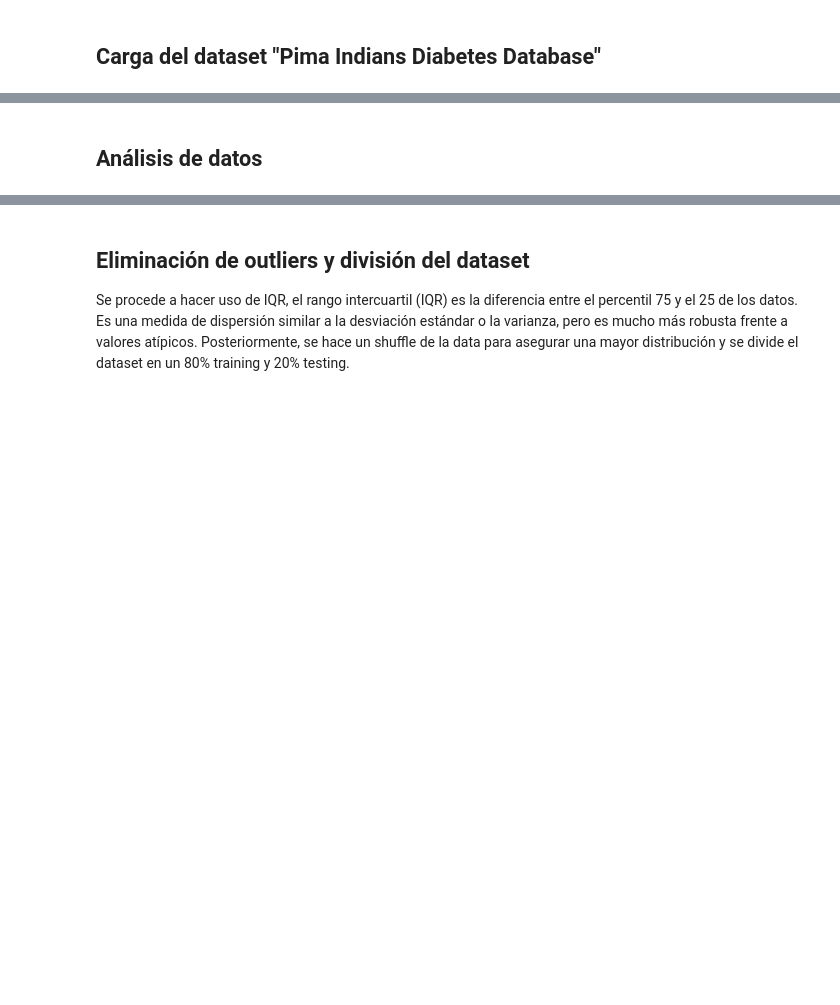
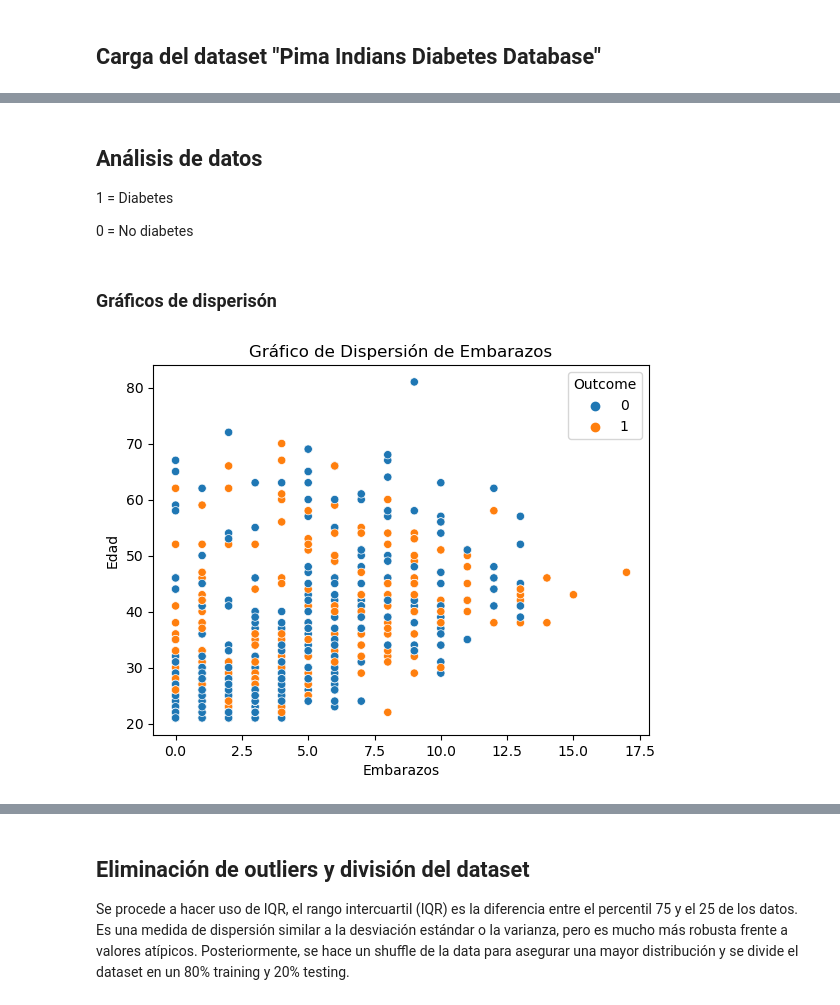
Before and after one commit to RavenInDisguise/ProyectoI_IA, a Jupyter notebook: proyecto_1.ipynb, the cells around one changed output, grey strips where cells are left out. Saved outputs shown, nothing was run; the diff lists cells and outputs as text; code cells hidden in the pictures; blank space fills up the shorter version.

```diff
--- a/proyecto_1.ipynb
+++ b/proyecto_1.ipynb
@@ -37,2 +69,17 @@ y = data['Outcome']
 # %% [markdown]
 ## Análisis de datos
+1 = Diabetes
+
+0 = No diabetes
+# %% [markdown]
+### Gráficos de disperisón
+# %%
+sns.scatterplot(x='Pregnancies', y='Age', hue='Outcome', data=data, )
+
+# Mostrar el gráfico
+plt.title("Gráfico de Dispersión de Embarazos")
+plt.xlabel("Embarazos")
+plt.ylabel("Edad")
+plt.show()
+# %% [output]
+[figure, added]
```
Also changed, not shown: parts of 20 cells of this notebook.
